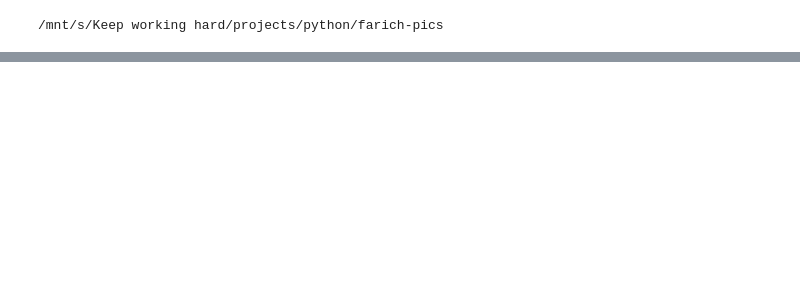
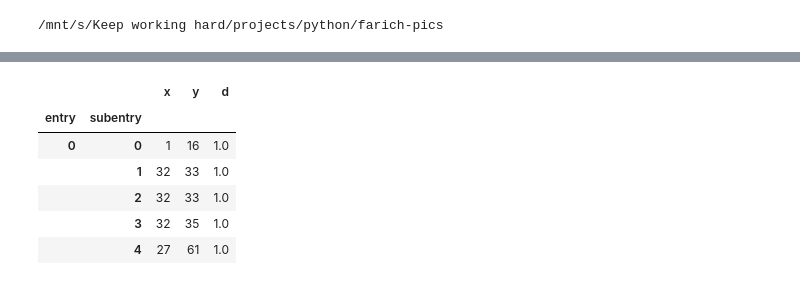
Before and after one commit to 82492749123082/farich-pics, a Jupyter notebook: notebooks/DataPreprocessing example.ipynb, the cells around one changed output, grey strips where cells are left out. Saved outputs shown, nothing was run; the diff lists cells and outputs as text; code cells hidden in the pictures; blank space fills up the shorter version.

```diff
--- a/notebooks/DataPreprocessing example.ipynb
+++ b/notebooks/DataPreprocessing example.ipynb
@@ -8,0 +114,17 @@ dp = DataPreprocessing('data/farichSimRes_pi-kaon-_1000MeV_0-90deg_50.0k_2020-02
+# %%
+df = raw_df[['hits.pos_chip._0','hits.pos_chip._1']].rename({'hits.pos_chip._0':'x','hits.pos_chip._1':'y'}, axis=1)
+# %%
+bins = np.linspace(-100, 100, 100)
+df['x'] = np.digitize(df['x'],bins)
+df['y'] = np.digitize(df['y'],bins)
+df['d'] = np.ones(len(df))
+# %%
+df.head()
+# %% [output]
+|  |  | x | y | d |
+| entry | subentry |  |  |  |
+| 0 | 0 | 1 | 16 | 1.0 |
+|  | 1 | 32 | 33 | 1.0 |
+|  | 2 | 32 | 33 | 1.0 |
+|  | 3 | 32 | 35 | 1.0 |
+|  | 4 | 27 | 61 | 1.0 |
```
Also changed, not shown: parts of 26 cells of this notebook, 1 other file.
